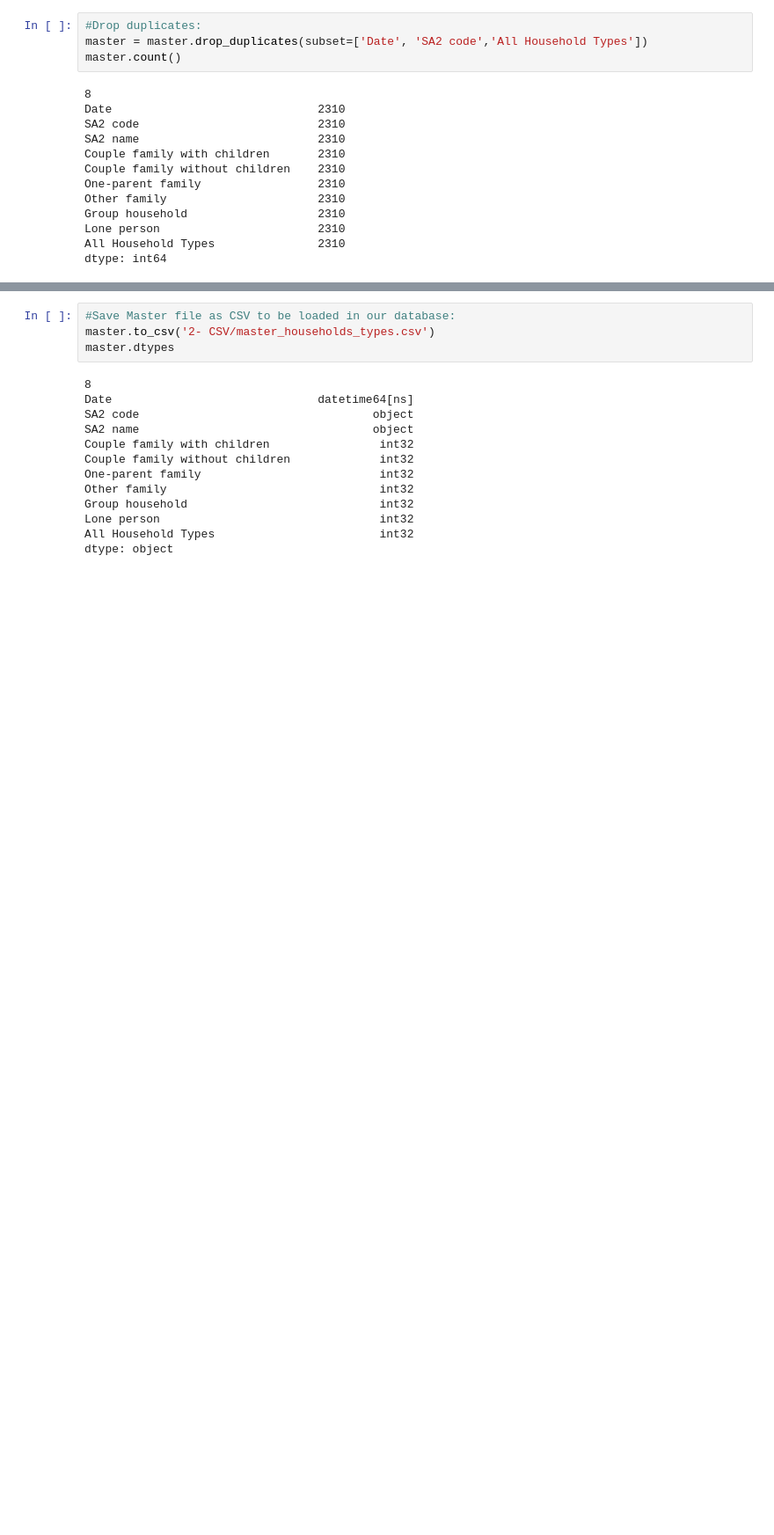
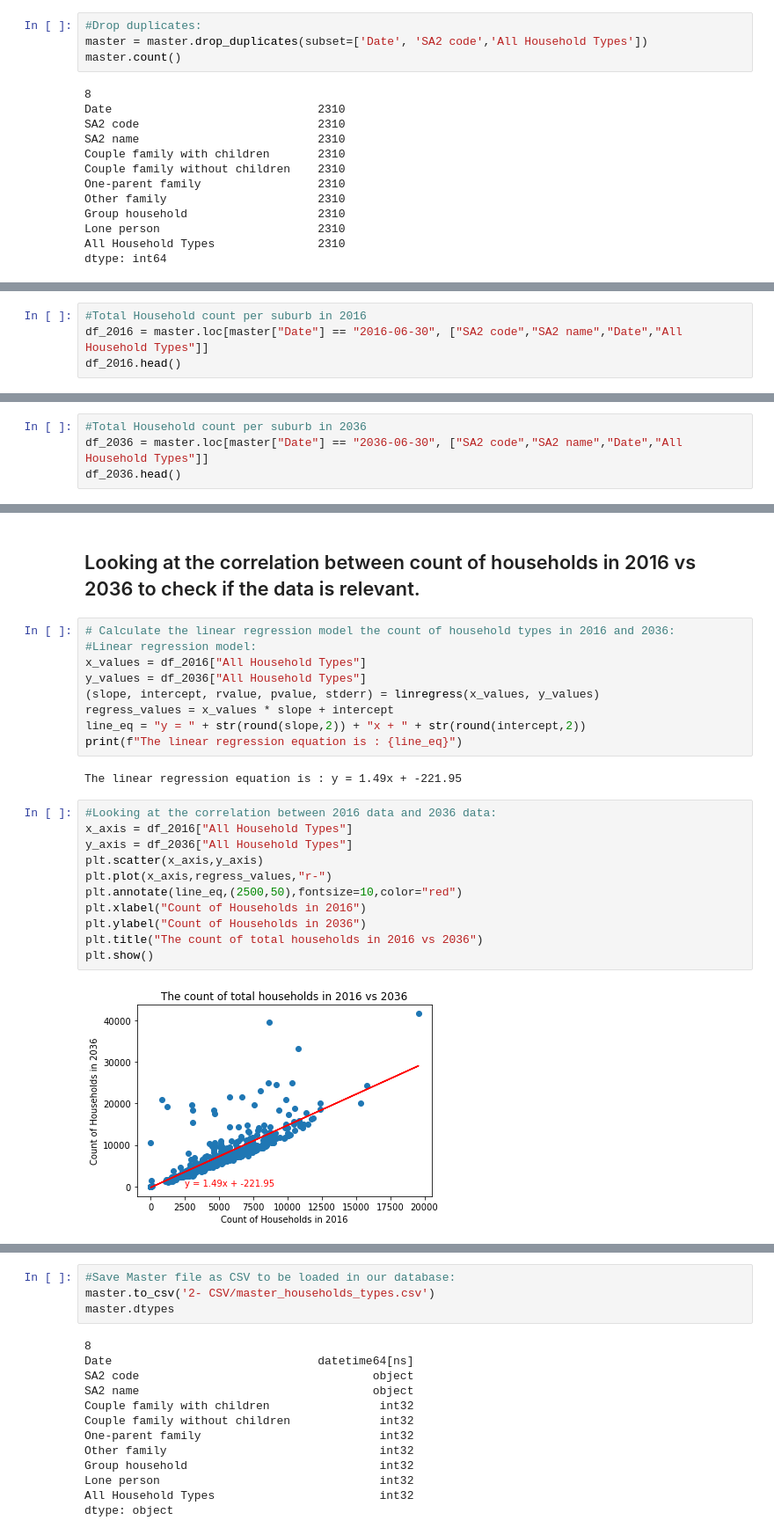
Before and after one commit to babetteblanquet/ETL_project, a Jupyter notebook: Household_types_Transformation.ipynb, the cells around one changed output, grey strips where cells are left out. Shown: that part at 88% size. Drawn from its saved outputs; the diff is of its cells as text; blank space fills up the shorter version.

Commit message:
Household transformation finalised
Exploratory analysis finalised

```diff
--- a/Household_types_Transformation.ipynb
+++ b/Household_types_Transformation.ipynb
@@ -412,0 +474,4 @@ We can see some SA2 areas have no household in these areas. As an example, peopl
+# %%
+#Total Household count per suburb in 2016
+df_2016 = master.loc[master["Date"] == "2016-06-30", ["SA2 code","SA2 name","Date","All Household Types"]]
+df_2016.head()
@@ -412,0 +485,4 @@ We can see some SA2 areas have no household in these areas. As an example, peopl
+# %%
+#Total Household count per suburb in 2036
+df_2036 = master.loc[master["Date"] == "2036-06-30", ["SA2 code","SA2 name","Date","All Household Types"]]
+df_2036.head()
@@ -412,0 +496,26 @@ We can see some SA2 areas have no household in these areas. As an example, peopl
+# %% [markdown]
+## Looking at the correlation between count of households in 2016 vs 2036 to check if the data is relevant.
+# %%
+# Calculate the linear regression model the count of household types in 2016 and 2036:
+#Linear regression model:
+x_values = df_2016["All Household Types"]
+y_values = df_2036["All Household Types"]
+(slope, intercept, rvalue, pvalue, stderr) = linregress(x_values, y_values)
+regress_values = x_values * slope + intercept
+line_eq = "y = " + str(round(slope,2)) + "x + " + str(round(intercept,2))
+print(f"The linear regression equation is : {line_eq}")
+# %% [output]
+The linear regression equation is : y = 1.49x + -221.95
+# %%
+#Looking at the correlation between 2016 data and 2036 data:
+x_axis = df_2016["All Household Types"]
+y_axis = df_2036["All Household Types"]
+plt.scatter(x_axis,y_axis)
+plt.plot(x_axis,regress_values,"r-")
+plt.annotate(line_eq,(2500,50),fontsize=10,color="red")
+plt.xlabel("Count of Households in 2016")
+plt.ylabel("Count of Households in 2036")
+plt.title("The count of total households in 2016 vs 2036")
+plt.show()
+# %% [output]
+[figure, added]
```
Also changed, not shown: parts of 32 cells of this notebook.
